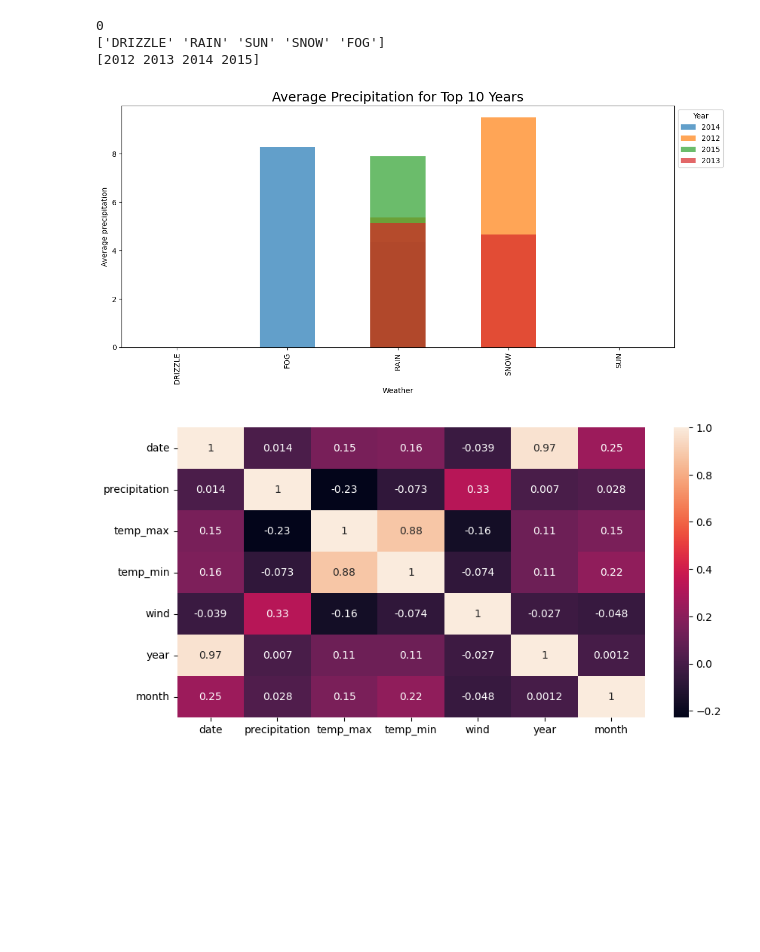
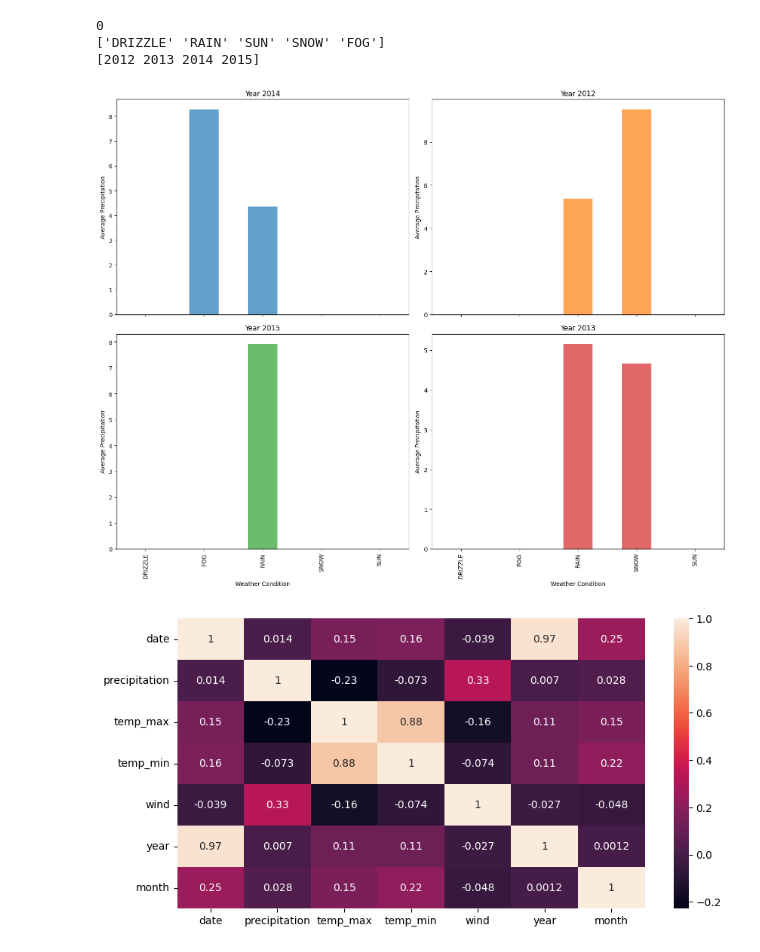
Before and after one commit to shubhangi24kashid/SkyCast, a Jupyter notebook: detection.ipynb, the cells around one changed output. Cells and saved outputs as stored; diff of their text form; code cells hidden in the pictures; blank space fills up the shorter version.

```diff
--- a/detection.ipynb
+++ b/detection.ipynb
@@ -454,28 +454,42 @@ avg_precipitation_by_year = weath_cpy.groupby(['year', 'weather'])['precipitatio
 ['DRIZZLE' 'RAIN' 'SUN' 'SNOW' 'FOG']
 [2012 2013 2014 2015]
 # %%
-# Calculate the average production of crops for each crop year
-avg_precipitation_by_year = weath_cpy.groupby(['year', 'weather'])['precipitation'].mean()
+import matplotlib.pyplot as plt
 
-# Find the top 10 crop years with the highest average production
-top_10_years = avg_precipitation_by_year.groupby('year').mean().nlargest(10)
+# Calculate the average precipitation for each year and weather condition
+avg_precipitation_by_year_weather = weath_cpy.groupby(['year', 'weather'])['precipitation'].mean()
+
+# Find the top 10 crop years with the highest average precipitation
+top_10_years = avg_precipitation_by_year_weather.groupby('year').mean().nlargest(10)
 
 # Define a list of colors for the bars
 colors = plt.cm.tab10.colors
 
-# Plot the average production of crops for each of the top 10 crop years
-plt.figure(figsize=(12, 6))
+# Calculate number of rows required based on number of top years and 2 graphs per row
+num_rows = (len(top_10_years) + 1) // 2
+
+# Create subplots for each year, with 2 graphs per row
+fig, axs = plt.subplots(num_rows, 2, figsize=(15, 6*num_rows), sharex=True)
+
+# Flatten axs if num_rows is 1
+axs = axs.flatten() if num_rows > 1 else [axs]
+
+# Plot the average precipitation for each weather condition in each of the top 10 years
 for i, year in enumerate(top_10_years.index):
-    avg_precipitation_by_year.loc[year].plot(kind='bar', alpha=0.7, label=year, color=colors[i])
+    ax = axs[i]
+    avg_precipitation_by_year_weather.loc[year].plot(kind='bar', ax=ax, alpha=0.7, color=colors[top_10_years.index.get_loc(year)])
+    ax.set_title(f'Year {year}')
+    ax.set_ylabel('Average Precipitation')
+    ax.set_xlabel('Weather Condition')
 
-plt.xlabel('Weather')
-plt.ylabel('Average precipitation')
-plt.title("Average Precipitation for Top 10 Years", fontsize=18)
-plt.legend(title='Year', bbox_to_anchor=(1, 1), loc='upper left')
+# Hide any extra subplots
+for i in range(len(top_10_years), num_rows*2):
+    axs[i].axis('off')
+
 plt.tight_layout()
 plt.show()
 # %% [output]
-[figure, old version]
+[figure, new version]
 # %%
 non_numeric_columns = ['weather']
 
```
